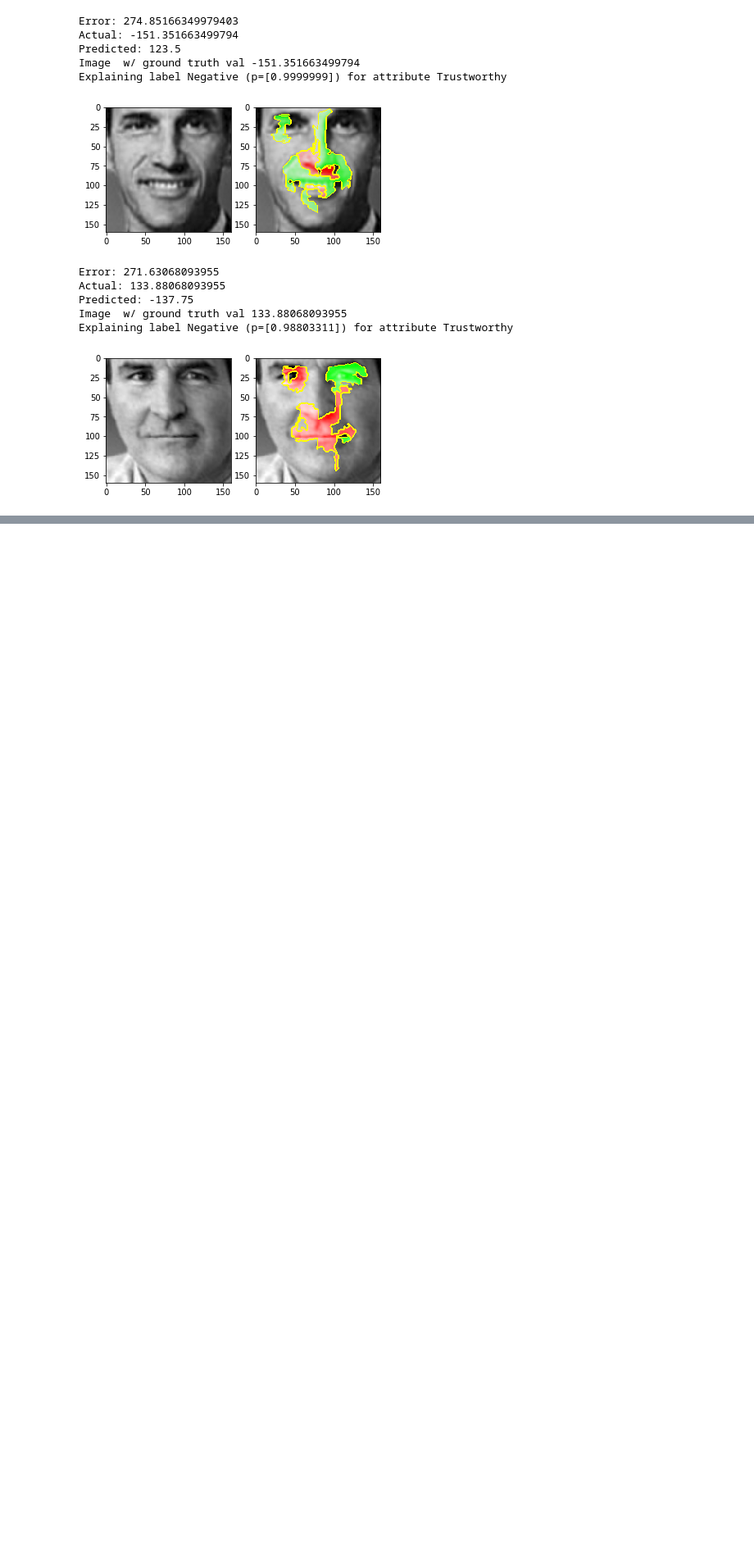
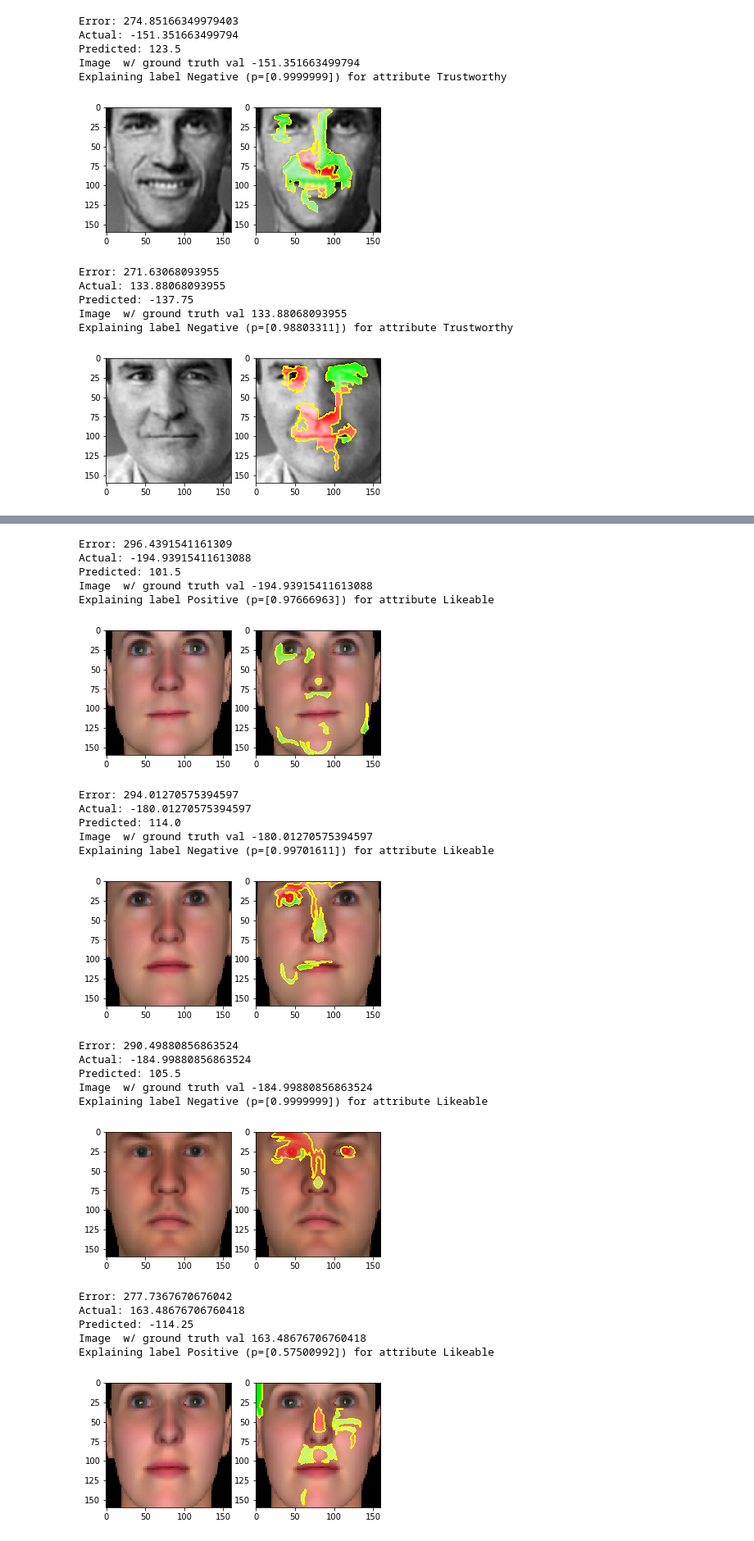
Before and after one commit to ryansteed/learning-appearance-bias, a Jupyter notebook: notebooks/feature-analysis.ipynb, the cells around one changed output, grey strips where cells are left out. Shown at 82% size. Cells and saved outputs as stored; diff of their text form; code cells hidden in the pictures; blank space fills up the shorter version.

Commit message:
:arrow_upper_right: Side-by-side politician analysis; completed regression outlier analysis

```diff
--- a/notebooks/feature-analysis.ipynb
+++ b/notebooks/feature-analysis.ipynb
@@ -692,0 +759,37 @@ Explaining label Negative (p=[0.9999999]) for attribute Trustworthy
+# %%
+for outlier in errors.head(5).itertuples():
+    print("Error: {}".format(outlier.error))
+    print("Actual: {}".format(outlier.actual))
+    print("Predicted: {}".format(outlier.pred))
+    img = get_img(
+        outlier.name,
+        "",
+        "random_aligned",
+        file="png"
+    )
+    explain_img(img, name="", ground_truth=outlier.actual)
+# %% [output]
+Error: 296.4391541161309
+Actual: -194.93915411613088
+Predicted: 101.5
+Image  w/ ground truth val -194.93915411613088
+Explaining label Positive (p=[0.97666963]) for attribute Likeable
+[figure, added]
+Error: 294.01270575394597
+Actual: -180.01270575394597
+Predicted: 114.0
+Image  w/ ground truth val -180.01270575394597
+Explaining label Negative (p=[0.99701611]) for attribute Likeable
+[figure, added]
+Error: 290.49880856863524
+Actual: -184.99880856863524
+Predicted: 105.5
+Image  w/ ground truth val -184.99880856863524
+Explaining label Negative (p=[0.9999999]) for attribute Likeable
+[figure, added]
+Error: 277.7367670676042
+Actual: 163.48676706760418
+Predicted: -114.25
+Image  w/ ground truth val 163.48676706760418
+Explaining label Positive (p=[0.57500992]) for attribute Likeable
+[figure, added]
```
Also changed, not shown: parts of 15 cells of this notebook, 1 other file.
